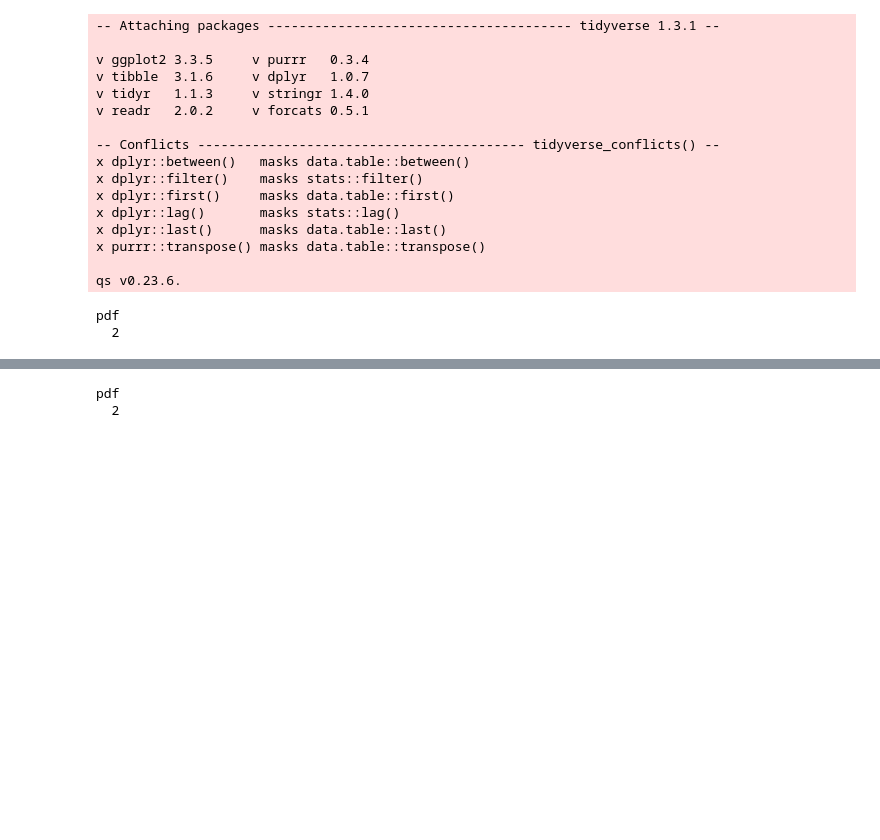
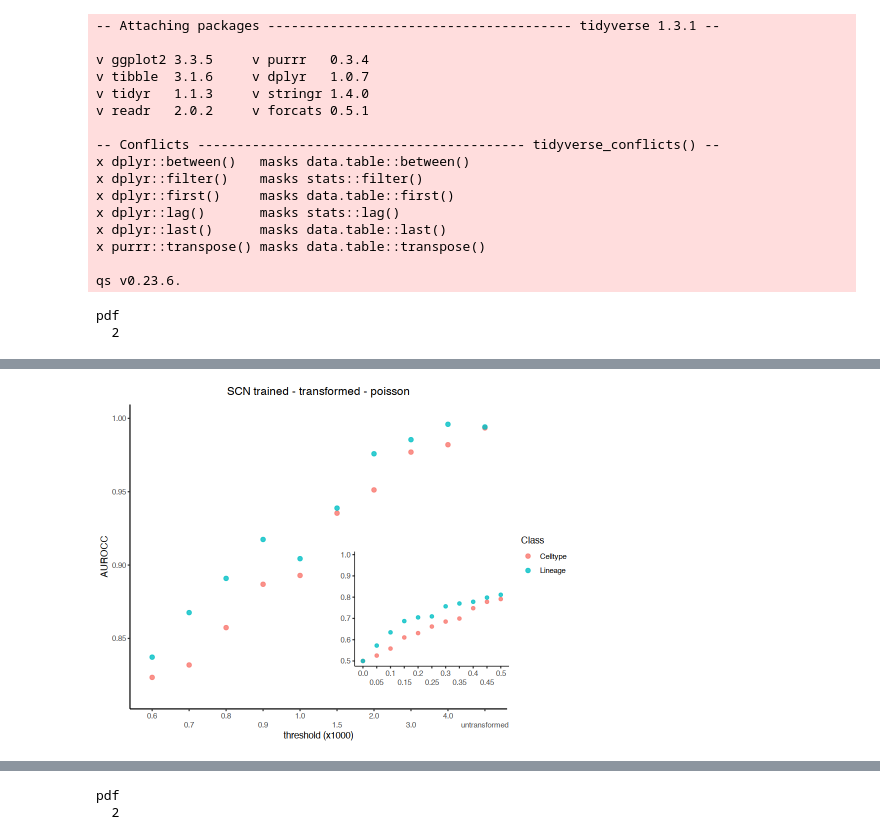
Before and after one commit to ibishara/scRNA-QC, a Jupyter notebook: 006_plots.ipynb, the cells around one changed output, grey strips where cells are left out. Cells and saved outputs as stored; diff of their text form; code cells hidden in the pictures; blank space fills up the shorter version.

Commit message:
final pdf figures

```diff
--- a/006_plots.ipynb
+++ b/006_plots.ipynb
@@ -80,6 +80,16 @@ sub.size <- 1.4
 pdf('Figures/Fig.2.pdf', width = 14, height = 6)
 par(mfrow=c(2,4), mar=c(6,5,5,1))
 
+
+v <- list(epi.ind, mes.ind)
+n <- list(epi.retained, mes.retained)
+lapply( , FUN(v, n) {
+plot(main = "Epithelial cells: total reads (log10)", density(log10(meta_sub$nCount_RNA[epi.ind])), cex.main = title.size, cex.lab = lab.size, cex.sub= sub.size); abline(v=log10(nCount_RNA_cutoff), lty=2, col="darkred")
+mtext(line= -17.3, adj=0.5, cex=1, paste('Percent cells retained:', round(100*epi.retained),'%' ))  # subtitle
+mtext(line= 0.7, adj=0.5, cex=0.8, paste('Average reads per cell:', round(mean(meta_sub$nCount_RNA[epi.ind])) ),)  # subtitle
+},var2=n)
+
+
 plot(main = "All cells: total reads (log10)", density(log10(meta_sub$nCount_RNA)), cex.main = title.size, cex.lab = lab.size, cex.sub= sub.size); abline(v=log10(nCount_RNA_cutoff), lty=2, col="darkred")
 mtext(line= -17.3, adj=0.5, cex=1, paste('Percent cells retained:', round(100*all.retained),'%' ))  # subtitle
 mtext(line= 0.7, adj=0.5, cex=0.8, paste('Average reads per cell:', round(mean(meta_sub$nCount_RNA)) ),)  # subtitle
@@ -272,0 +300,38 @@ pdf
+# %%
+train = perf.SCN
+train.name <- 'SCN trained'
+method = 'poisson'
+threshold <- as.factor(train$threshold)
+AUC_pROC <- as.numeric(train$AUC_pROC)
+data <- train[train$method == method,]
+data <- data[order(data$AUC_pROC),]
+
+main.levels <- levels(threshold)[12:length(levels(threshold))]  #c('0.6','0.7','0.8','0.9','1.0','1.5','2.0','3.0','4.0','untransformed')
+inset.levels <- levels(threshold)[1:11] #c('0.0','0.05','0.1','0.15','0.2','0.25','0.3','0.35','0.4','0.45','0.5')
+
+plot <- ggplot(data, aes(threshold, AUC_pROC )) +
+            theme_classic() +
+            theme(plot.title = element_text(vjust = 2, hjust = 0.5)) # center plot title
+
+    main.plot <- plot +
+                geom_point(aes(color = as.factor(class)), size = 2, alpha = 0.8) +
+                scale_x_discrete(guide=guide_axis(n.dodge=2), breaks=main.levels, limits=main.levels) +
+                ylim(min(data$AUC_pROC[22:42]), 1.0) +
+                xlab("threshold (x1000)") + ylab("AUROCC") + labs(color='Class')  +
+                ggtitle(paste(train.name, "transformed", method, sep =' - '))
+
+
+    inset.plot <- plot +
+                geom_point(aes(color = as.factor(class)), size = 1.5, alpha = 0.8) +
+                scale_x_discrete(guide=guide_axis(n.dodge=2), breaks=inset.levels, limits=inset.levels) +
+                ylim(min(data$AUC_pROC[2:22]), max(AUC_pROC[2:22]) )+
+                theme(legend.position = "none", axis.title.x = element_blank(), axis.title.y = element_blank(), axis.line = element_line( size = 0.3))
+
+
+ ggdraw() +
+  draw_plot(main.plot ) +
+  draw_plot(inset.plot, x = 0.5, y = .15, width = .37, height = .4)
+
+  options(repr.plot.width=8, repr.plot.height=6)
+# %% [output]
+[figure, added]
```
Also changed, not shown: parts of 4 cells of this notebook.
